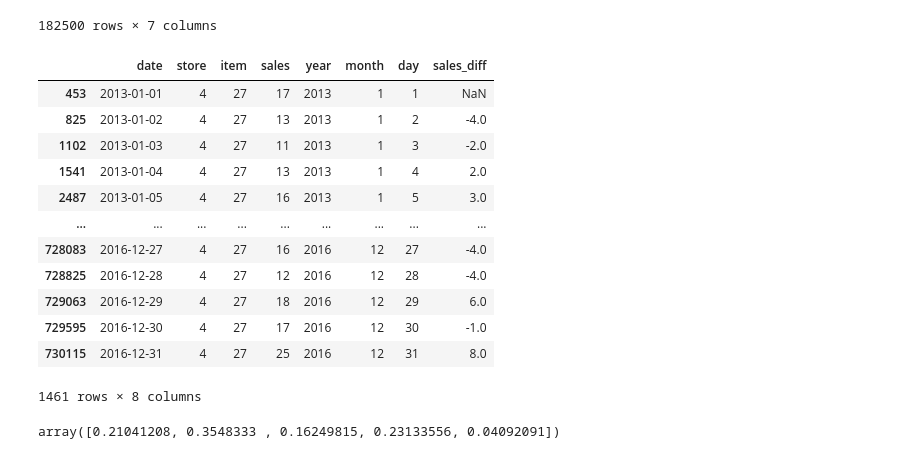
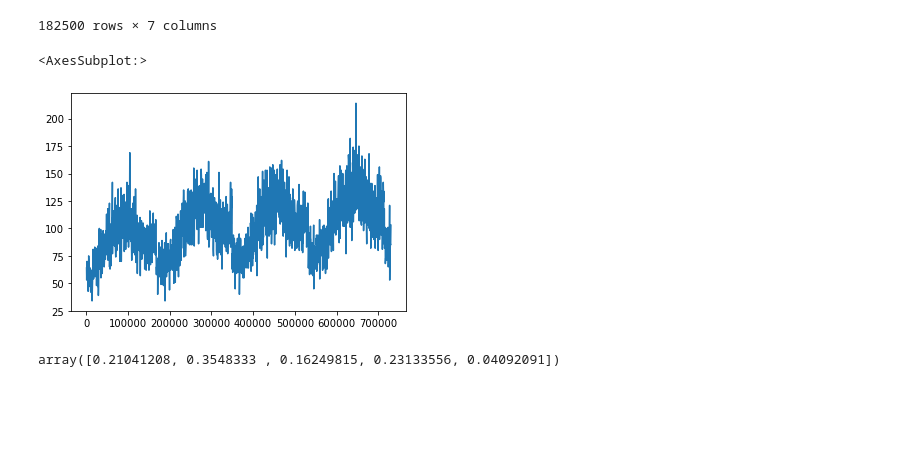
Before and after one commit to Ashz11/demand-forecasting, a Jupyter notebook: code/demand_forecast_diff.ipynb, the cells around one changed output. Drawn from its saved outputs; the diff is of its cells as text; code cells hidden in the pictures; blank space fills up the shorter version.

```diff
--- a/code/demand_forecast_diff.ipynb
+++ b/code/demand_forecast_diff.ipynb
@@ -168,21 +168,10 @@ test_data
 | 912999 | 2017-12-31 | 10 | 50 | 82 | 2017 | 12 | 31 |
 182500 rows × 7 columns
 # %%
-train_data[(train_data['store'] == 4) & (train_data['item'] == 27)]
+train_data[(train_data['store'] == 2) & (train_data['item'] == 22)]['sales'].plot(kind='line')
 # %% [output]
-|  | date | store | item | sales | year | month | day | sales_diff |
-| 453 | 2013-01-01 | 4 | 27 | 17 | 2013 | 1 | 1 | NaN |
-| 825 | 2013-01-02 | 4 | 27 | 13 | 2013 | 1 | 2 | -4.0 |
-| 1102 | 2013-01-03 | 4 | 27 | 11 | 2013 | 1 | 3 | -2.0 |
-| 1541 | 2013-01-04 | 4 | 27 | 13 | 2013 | 1 | 4 | 2.0 |
-| 2487 | 2013-01-05 | 4 | 27 | 16 | 2013 | 1 | 5 | 3.0 |
-| ... | ... | ... | ... | ... | ... | ... | ... | ... |
-| 728083 | 2016-12-27 | 4 | 27 | 16 | 2016 | 12 | 27 | -4.0 |
-| 728825 | 2016-12-28 | 4 | 27 | 12 | 2016 | 12 | 28 | -4.0 |
-| 729063 | 2016-12-29 | 4 | 27 | 18 | 2016 | 12 | 29 | 6.0 |
-| 729595 | 2016-12-30 | 4 | 27 | 17 | 2016 | 12 | 30 | -1.0 |
-| 730115 | 2016-12-31 | 4 | 27 | 25 | 2016 | 12 | 31 | 8.0 |
-1461 rows × 8 columns
+<AxesSubplot:>
+[figure, added]
 # %%
 dt.feature_importances_
 # %% [output]
```
Also changed, not shown: parts of 6 cells of this notebook.
